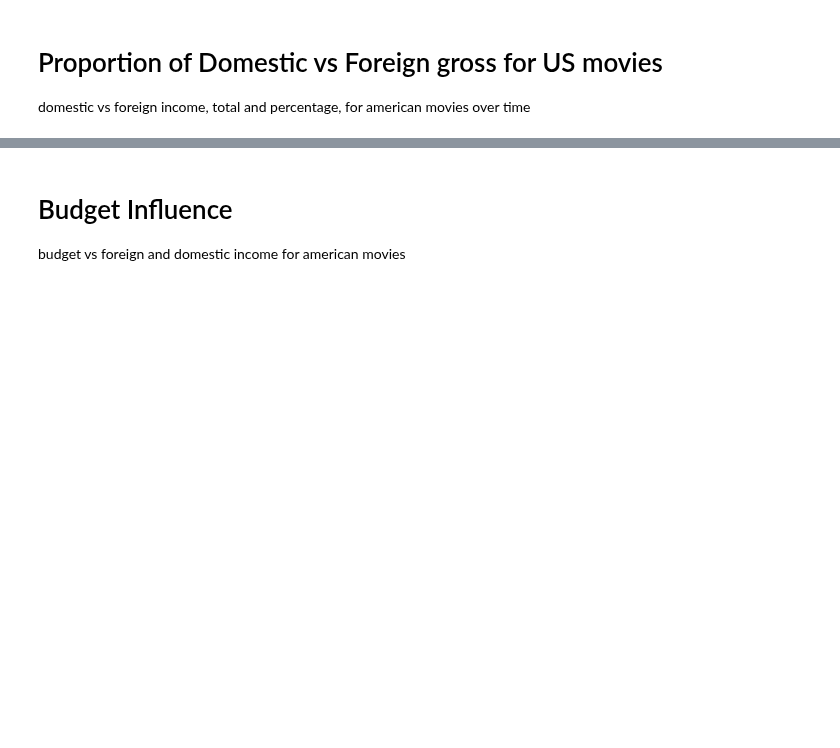
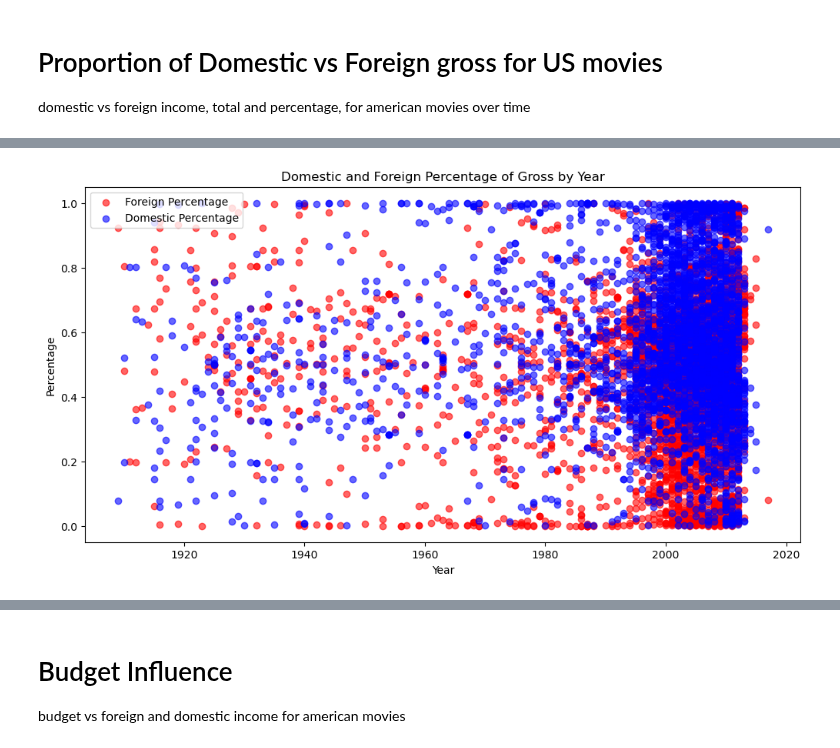
Before and after one commit to epfl-ada/ada-2024-project-thelordsofdata, a Jupyter notebook: src/data/initial_analysis.ipynb, the cells around one changed output, grey strips where cells are left out. Cells and saved outputs as stored; diff of their text form; code cells hidden in the pictures; blank space fills up the shorter version.

Commit message:
fix percentages

```diff
--- a/src/data/initial_analysis.ipynb
+++ b/src/data/initial_analysis.ipynb
@@ -38,0 +96,20 @@ domestic vs foreign income, total and percentage, for american movies over time
+# %%
+# Set up the plot
+plt.figure(figsize=(12, 6))
+
+# Plot foreign_percentage in red
+plt.scatter(df_gross['Year'], df_gross['foreign_percentage'], color='red', label='Foreign Percentage', alpha=0.6)
+
+# Plot domestic_percentage in blue
+plt.scatter(df_gross['Year'], df_gross['domestic_percentage'], color='blue', label='Domestic Percentage', alpha=0.6)
+
+# Add labels, title, and legend
+plt.xlabel('Year')
+plt.ylabel('Percentage')
+plt.title('Domestic and Foreign Percentage of Gross by Year')
+plt.legend()
+
+# Show the plot
+plt.show()
+# %% [output]
+[figure, added]
```
Also changed, not shown: parts of 6 cells of this notebook, 2 other files.
